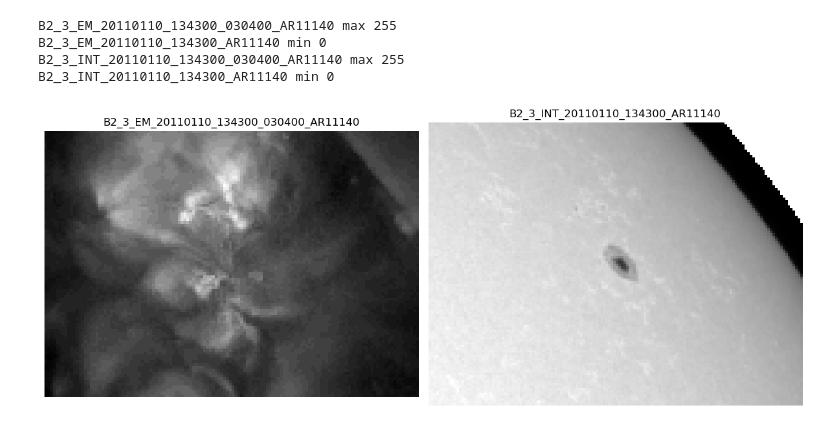
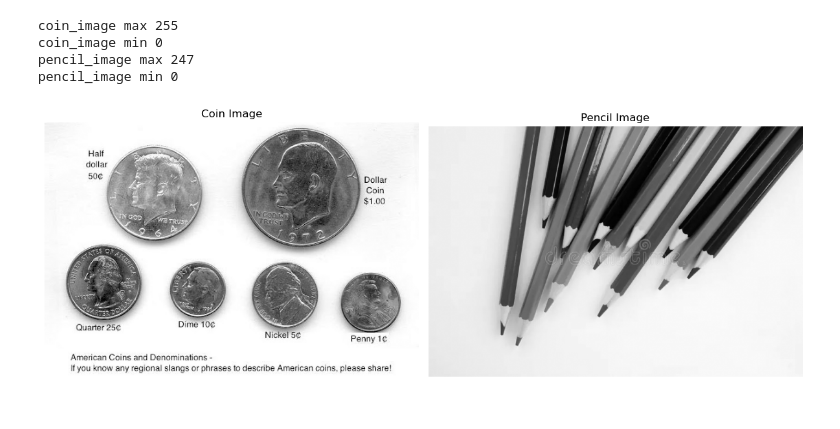
Before and after one commit to prajun7/ml-journey, a Jupyter notebook: ImageProcessing/hough_transformation.ipynb, the cells around one changed output. Drawn from its saved outputs; the diff is of its cells as text; code cells hidden in the pictures.

Commit message:
coin hough transformation

```diff
--- a/ImageProcessing/hough_transformation.ipynb
+++ b/ImageProcessing/hough_transformation.ipynb
@@ -1,45 +1,45 @@
 # %%
 from PIL import Image
 import numpy as np
 import matplotlib.pyplot as plt
 import cv2
 
 # https://pillow.readthedocs.io/en/stable/reference/Image.html#PIL.Image.Image.convert
 # Load and convert images to grayscale
-B2_3_EM = Image.open("20110110_030400_AR11140.png").convert("L")
-B2_3_INT = Image.open("20110110_115810_AR11140.png").convert("L")
+coin_image = Image.open("coin_image.jpg").convert("L")
+pencil_image = Image.open("pencils_image.jpg").convert("L")
 
 # Convert the images to NumPy arrays
-B2_3_EM_20110110_134300_030400_AR11140 = np.array(B2_3_EM)
-B2_3_INT_20110110_134300_AR11140 = np.array(B2_3_INT)
+coin_image_array = np.array(coin_image, dtype=np.uint8)
+pencil_image_array = np.array(pencil_image, dtype=np.uint8)
 
-# Print min and max values for each image
-print("B2_3_EM_20110110_134300_030400_AR11140 max", B2_3_EM_20110110_134300_AR11140.max())
-print("B2_3_EM_20110110_134300_AR11140 min", B2_3_EM_20110110_134300_AR11140.min())
+# Print min and max values for coin image
+print("coin_image max", coin_image_array.max())
+print("coin_image min", coin_image_array.min())
 
-print("B2_3_INT_20110110_134300_030400_AR11140 max", B2_3_INT_20110110_134300_AR11140.max())
-print("B2_3_INT_20110110_134300_AR11140 min", B2_3_INT_20110110_134300_AR11140.min())
+print("pencil_image max", pencil_image_array.max())
+print("pencil_image min", pencil_image_array.min())
 
 # Create a figure with 1 row and 2 columns for the images
 fig, axs = plt.subplots(1, 2, figsize=(12, 6))
 
 # Display the first image with a title on top
-axs[0].imshow(B2_3_EM_20110110_134300_030400_AR11140, cmap='gray')
-axs[0].set_title("B2_3_EM_20110110_134300_030400_AR11140")
+axs[0].imshow(coin_image_array, cmap='gray')
+axs[0].set_title("Coin Image")
 axs[0].axis('off')  # Turn off axis labels
 
 # Display the second image with a title on top
-axs[1].imshow(B2_3_INT_20110110_134300_AR11140, cmap='gray')
-axs[1].set_title("B2_3_INT_20110110_134300_AR11140")
+axs[1].imshow(pencil_image_array, cmap='gray')
+axs[1].set_title("Pencil Image")
 axs[1].axis('off')  # Turn off axis labels
 
 # Adjust layout and show the plot
 plt.tight_layout()
 plt.show()
 # %% [output]
-B2_3_EM_20110110_134300_030400_AR11140 max 255
-B2_3_EM_20110110_134300_AR11140 min 0
-B2_3_INT_20110110_134300_030400_AR11140 max 255
-B2_3_INT_20110110_134300_AR11140 min 0
+coin_image max 255
+coin_image min 0
+pencil_image max 247
+pencil_image min 0
-[figure, old version]
+[figure, new version]
 # %%
```
Also changed, not shown: parts of 4 cells of this notebook, 2 other files.
